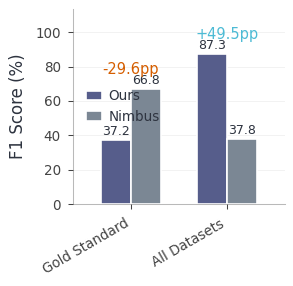
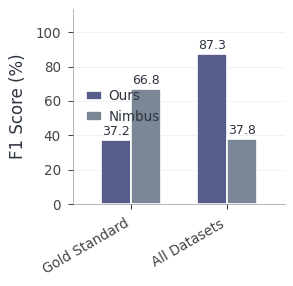
The notebook cell's code change between the first figure and the second:
--- before
+++ after
@@ -29,9 +29,3 @@
 style.add_value_labels(ax, b1, fmt='{:.1f}', fontsize=FS_SMALL, offset=1)
 style.add_value_labels(ax, b2, fmt='{:.1f}', fontsize=FS_SMALL, offset=1)
-for i in range(len(settings)):
-    diff = ours_vals[i] - nimbus_vals[i]
-    ax.text(x[i], max(ours_vals[i], nimbus_vals[i]) + 7,
-            f'+{diff:.1f}pp' if diff > 0 else f'{diff:.1f}pp',
-            ha='center', va='bottom', fontsize=FS_BODY,
-            color=PAL['teal'] if diff > 0 else PAL['red'])
 plt.show()

Commit: refactor(marker_positivity): drop +Xpp delta annotations on the MP comparison (Fig 3d)